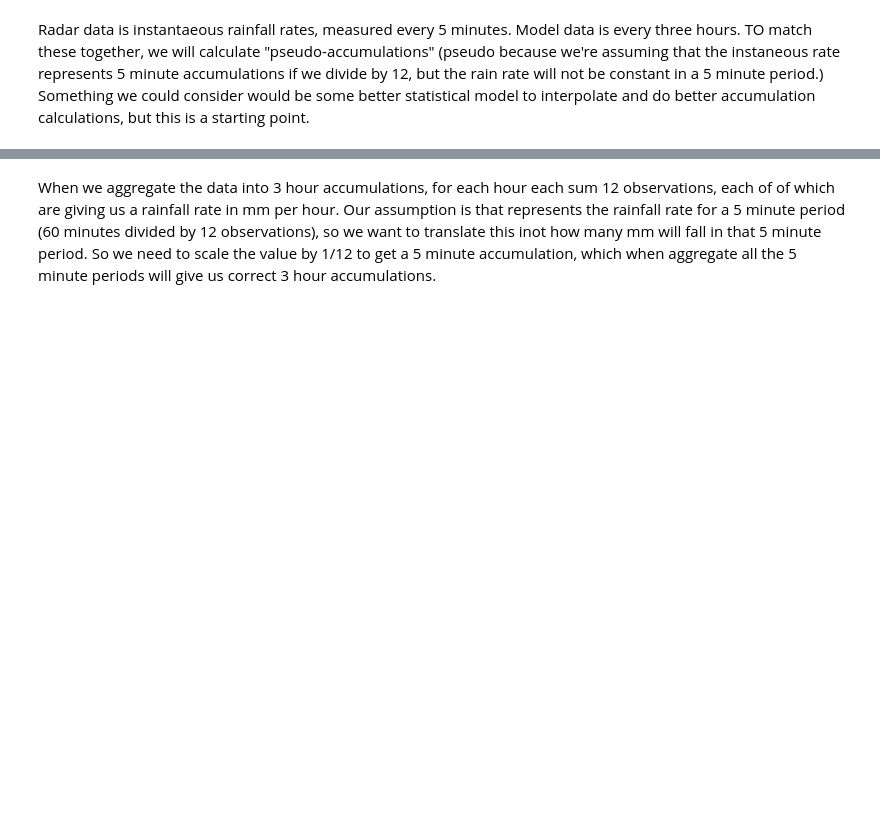
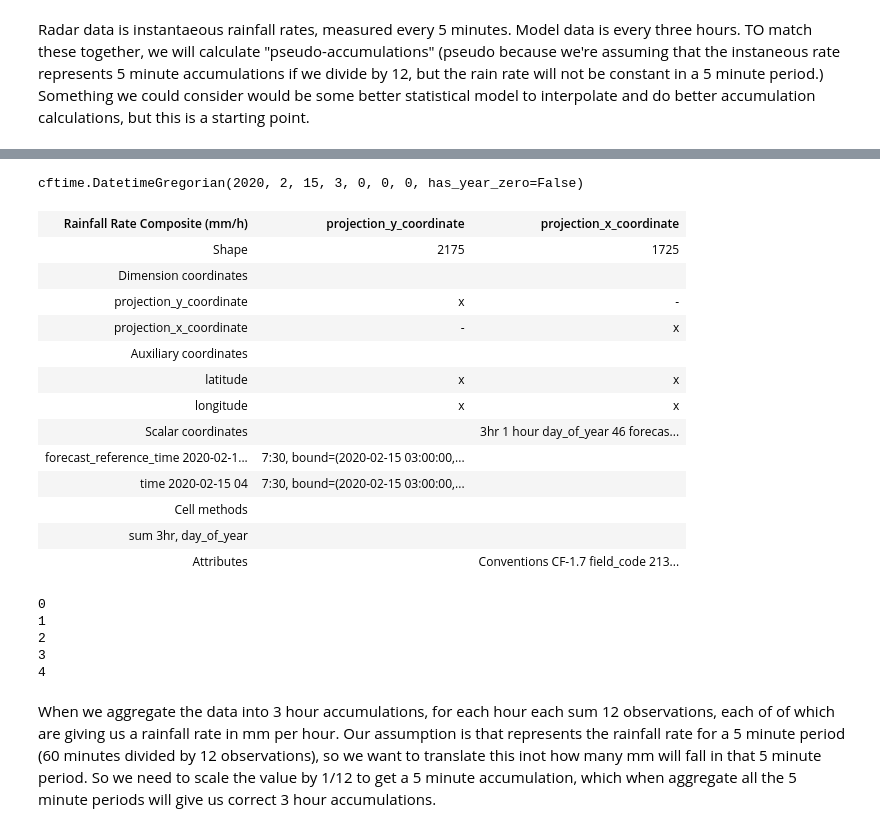
Before and after one commit to informatics-lab/precip_rediagnosis, a Jupyter notebook: data_prep/transform_and_preprocess_spice.ipynb, the cells around one changed output, grey strips where cells are left out. Drawn from its saved outputs; the diff is of its cells as text; code cells hidden in the pictures; blank space fills up the shorter version.

```diff
--- a/data_prep/transform_and_preprocess_spice.ipynb
+++ b/data_prep/transform_and_preprocess_spice.ipynb
@@ -406,0 +544,27 @@ radar_agg
+# %%
+def compare_time(t1, t2):
+    return (t1.year == t2.year) and  (t1.month == t2.month) and  (t1.day == t2.day) and  (t1.hour== t2.hour) and  (t1.minute == t2.minute)
+# %%
+select_time = [c1.point for c1 in mogreps_g_example.coord('time').cells()][0]
+# %%
+select_time
+# %% [output]
+cftime.DatetimeGregorian(2020, 2, 15, 3, 0, 0, 0, has_year_zero=False)
+# %%
+radar_select_time = radar_agg_3hr.extract(iris.Constraint(time=lambda c1: compare_time(c1.bound[0], select_time )))
+radar_select_time
+# %% [output]
+| Rainfall Rate Composite (mm/h) | projection_y_coordinate | projection_x_coordinate |
+| Shape | 2175 | 1725 |
+| Dimension coordinates |  |  |
+| projection_y_coordinate | x | - |
+| projection_x_coordinate | - | x |
+| Auxiliary coordinates |  |  |
+| latitude | x | x |
+| longitude | x | x |
+| Scalar coordinates |  | 3hr 1 hour day_of_year 46 forecas... |
+| forecast_reference_time 2020-02-1... | 7:30, bound=(2020-02-15 03:00:00,... |  |
+| time 2020-02-15 04 | 7:30, bound=(2020-02-15 03:00:00,... |  |
+| Cell methods |  |  |
+| sum 3hr, day_of_year |  |  |
+| Attributes |  | Conventions CF-1.7 field_code 213... |
@@ -406,0 +603,22 @@ radar_agg
+# %%
+%%time
+for i_lat in range(mogreps_g_example.shape[0]):
+    print(i_lat)
+    for i_lon in range(mogreps_g_example.shape[1]):
+        selected_cells = (~(radar_agg_3hr[0,:,:].data.mask)) & (lat_mog_g_index == i_lat)  & (lon_mog_g_index ==i_lon)
+        radar_cells_in_mg = numpy.count_nonzero(selected_cells)
+        for imp_ix, (imp_key, imp_bounds) in enumerate(improver_thresholds.items()):
+
+            num_in_band = numpy.count_nonzero((radar_data1 >=  imp_bounds[0]) & (radar_data1 <= imp_bounds[1]) & selected_cells)
+            bands_data[i_lat, i_lon, imp_ix] = num_in_band / radar_cells_in_mg
+
+        # calculate the max radar cell within each mogreps-g cell
+        max_rain_data[i_lat, i_lon] = numpy.ma.MaskedArray(
+            radar_data1,
+            ~selected_cells).max()
+# %% [output]
+0
+1
+2
+3
+4
```
Also changed, not shown: parts of 48 cells of this notebook.
